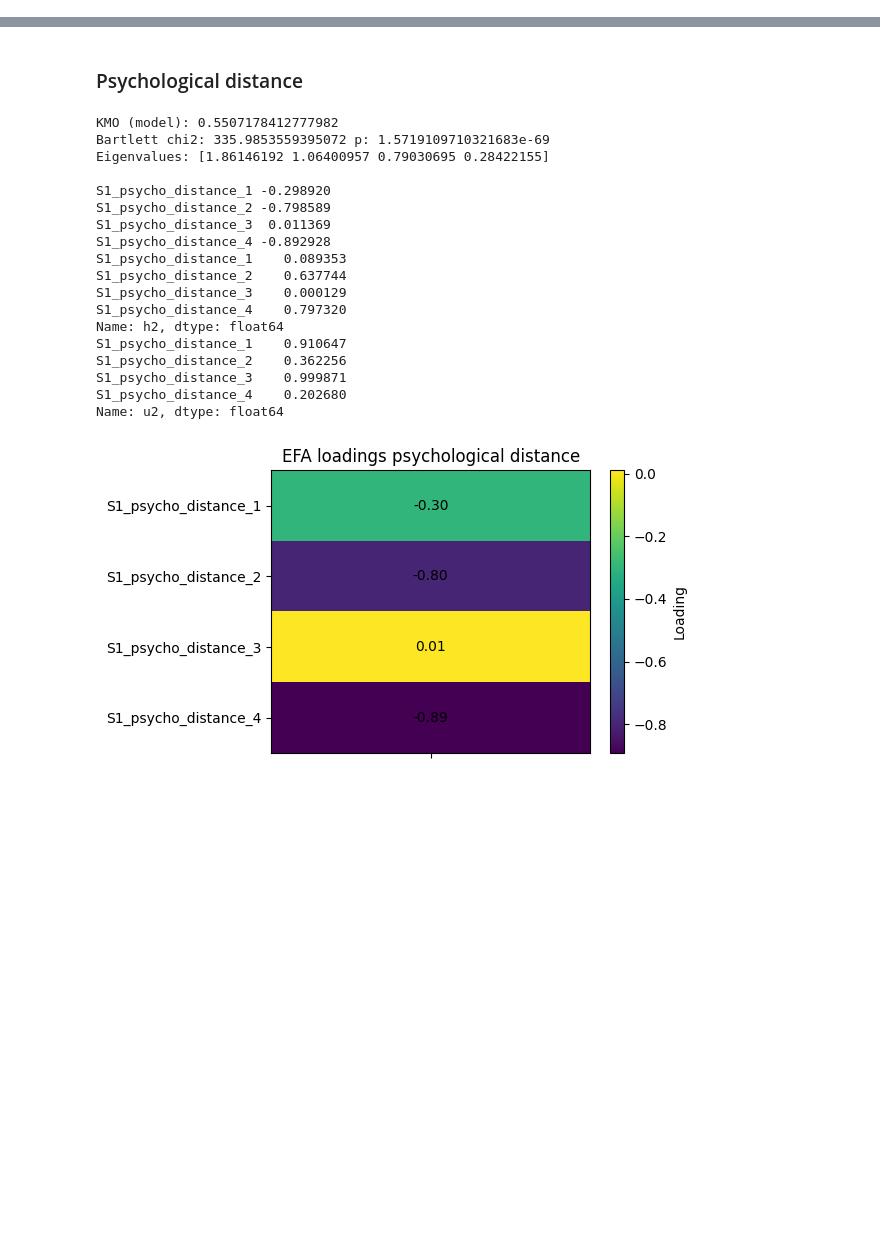
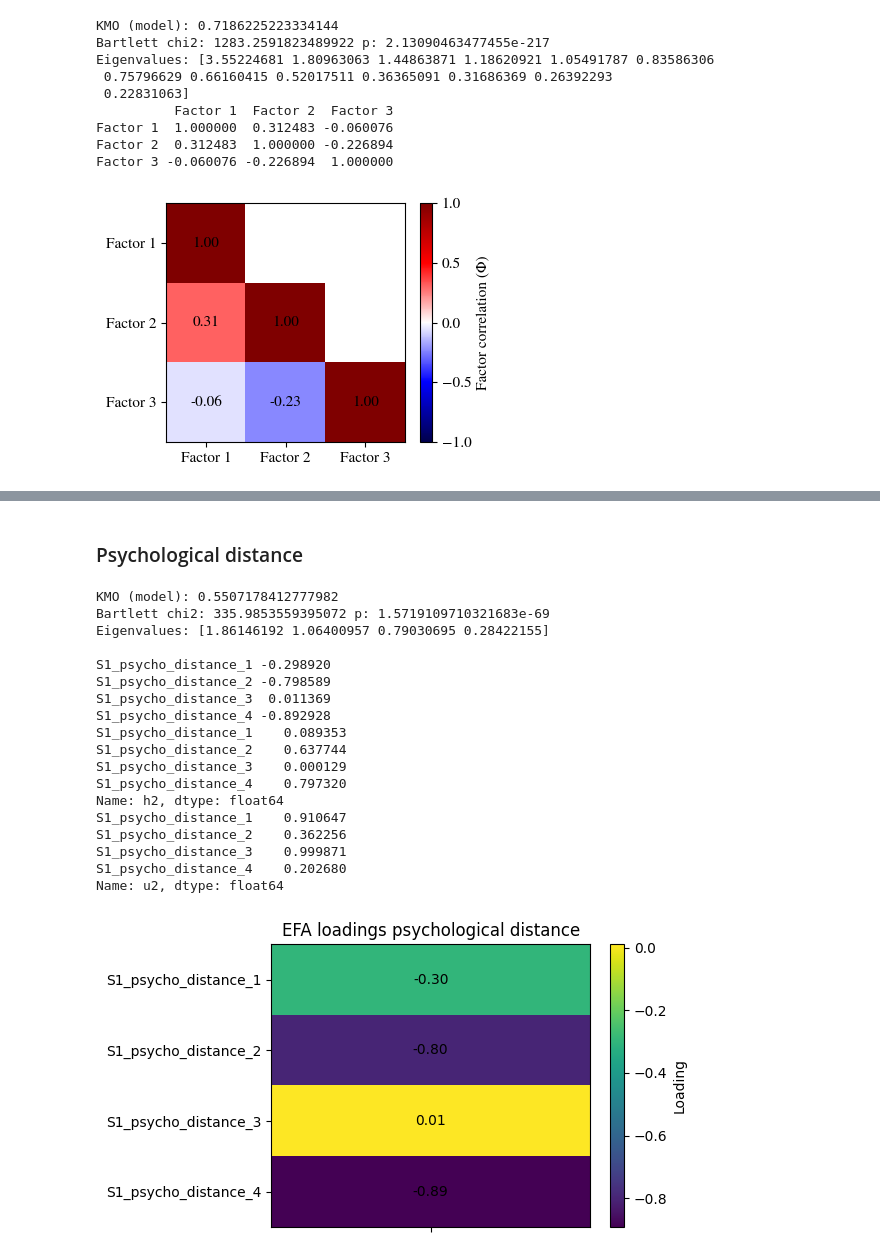
Before and after one commit to matalie/natural-hazard-solidarity, a Jupyter notebook: latent_constructs.ipynb, the cells around one changed output, grey strips where cells are left out. Cells and saved outputs as stored; diff of their text form; code cells hidden in the pictures; blank space fills up the shorter version.

```diff
--- a/latent_constructs.ipynb
+++ b/latent_constructs.ipynb
@@ -50,0 +121,6 @@ Name: S0_costs_cc_policy_1, Length: 503, dtype: float64
+# %%
+refined_items = ['S1_psycho_distance_1', 'S1_psycho_distance_2', 'S1_psycho_distance_3', 'S1_psycho_distance_4',
+         'S1_finan_vulnerability_1', 'S0_costs_cc_policy_1',
+         'S0_income',
+         'S1_sensitivity_nh_1', 'S1_sensitivity_nh_2', 'S1_sensitivity_nh_3',
+         'S1_climatechange_nh_1', 'S1_climatechange_nh_2', 'S1_climatechange_nh_3']
@@ -59,0 +224,70 @@ print(pd.unique(df['S0_income']))
+# %%
+X = df[refined_items].copy()
+
+# Missing handling (simpel)
+X = X.dropna()
+
+Z = StandardScaler().fit_transform(X)
+Z = pd.DataFrame(Z, columns=refined_items, index=X.index)
+
+# EFA diagnostics KMO and Bartlett
+kmo_all, kmo_model = calculate_kmo(Z)
+chi2, p = calculate_bartlett_sphericity(Z)
+
+print('KMO (model):', kmo_model)
+print('Bartlett chi2:', chi2, 'p:', p)
+
+# check factor number
+corr = Z.corr().values
+eigvals = np.linalg.eigvals(corr)
+print('Eigenvalues:', np.sort(eigvals)[::-1])
+
+# fit EFA
+fa = FactorAnalyzer(n_factors=num_factors, rotation='oblimin', method='ml')  # None bc only one factor, 'ml' or 'principal'
+fa.fit(Z)
+
+loadings = pd.DataFrame(fa.loadings_, index=refined_items, columns=factors[num_factors])
+
+phi = getattr(fa, 'phi_', None)
+phi_df = pd.DataFrame(phi, index=loadings.columns, columns=loadings.columns)
+
+communalities = pd.Series(fa.get_communalities(), index=refined_items, name='h2')
+uniqueness = pd.Series(fa.get_uniquenesses(), index=refined_items, name='u2')
+
+# print('Loading\n', loadings)
+# print('Communalities\n', communalities)
+# print('Uniqueness\n', uniqueness)
+print(phi_df)
+from matplotlib.colors import TwoSlopeNorm
+mask = np.triu(np.ones_like(phi_df.values,dtype=bool), k=1)
+vals_masked = np.ma.array(phi_df.values, mask=mask)
+
+cmapname = 'seismic'
+fig, ax = plt.subplots(figsize=(4, 3))
+norm = TwoSlopeNorm(vmin=-1, vcenter=0, vmax=1)
+
+im = ax.imshow(vals_masked, vmin=-1, vmax=1, cmap=mp.COLOR_MAP[cmapname])
+ax.set_xticks(range(phi_df.shape[1]))
+ax.set_yticks(range(phi_df.shape[0]))
+ax.set_xticklabels(phi_df.columns)
+ax.set_yticklabels(phi_df.index)
+
+for i in range(phi_df.shape[0]):
+    for j in range(phi_df.shape[1]):
+        if not mask[i,j]:
+            ax.text(j, i, f'{phi_df.iat[i,j]:.2f}', ha='center', va='center')
+
+plt.colorbar(im, ax=ax, label='Factor correlation (Φ)')
+plt.tight_layout()
+plt.savefig(f'../results/Factor-correlation-of-{num_factors}-factors.png', dpi=600)
+# %% [output]
+KMO (model): 0.7186225223334144
+Bartlett chi2: 1283.2591823489922 p: 2.13090463477455e-217
+Eigenvalues: [3.55224681 1.80963063 1.44863871 1.18620921 1.05491787 0.83586306
+ 0.75796629 0.66160415 0.52017511 0.36365091 0.31686369 0.26392293
+ 0.22831063]
+          Factor 1  Factor 2  Factor 3
+Factor 1  1.000000  0.312483 -0.060076
+Factor 2  0.312483  1.000000 -0.226894
+Factor 3 -0.060076 -0.226894  1.000000
+[figure, added]
```
Also changed, not shown: parts of 22 cells of this notebook.
